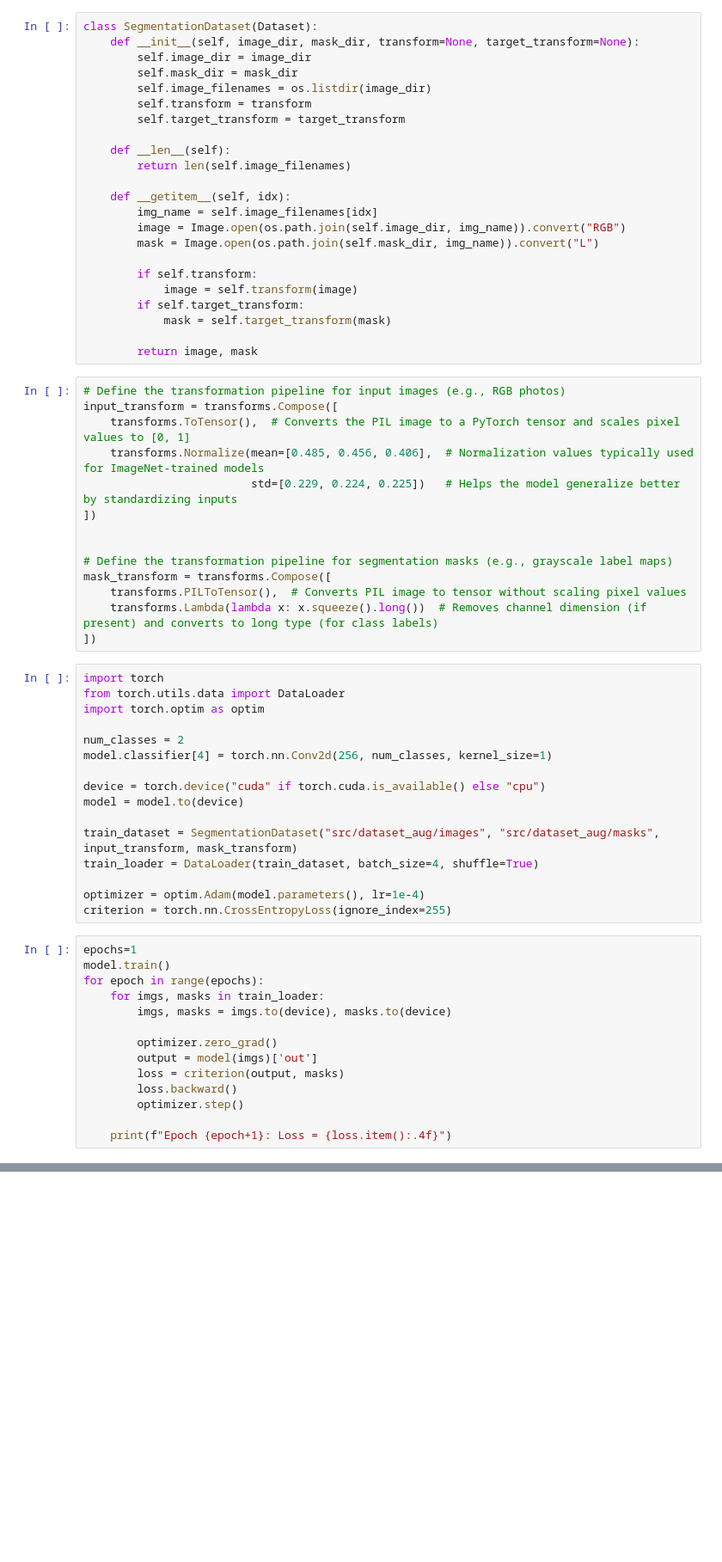
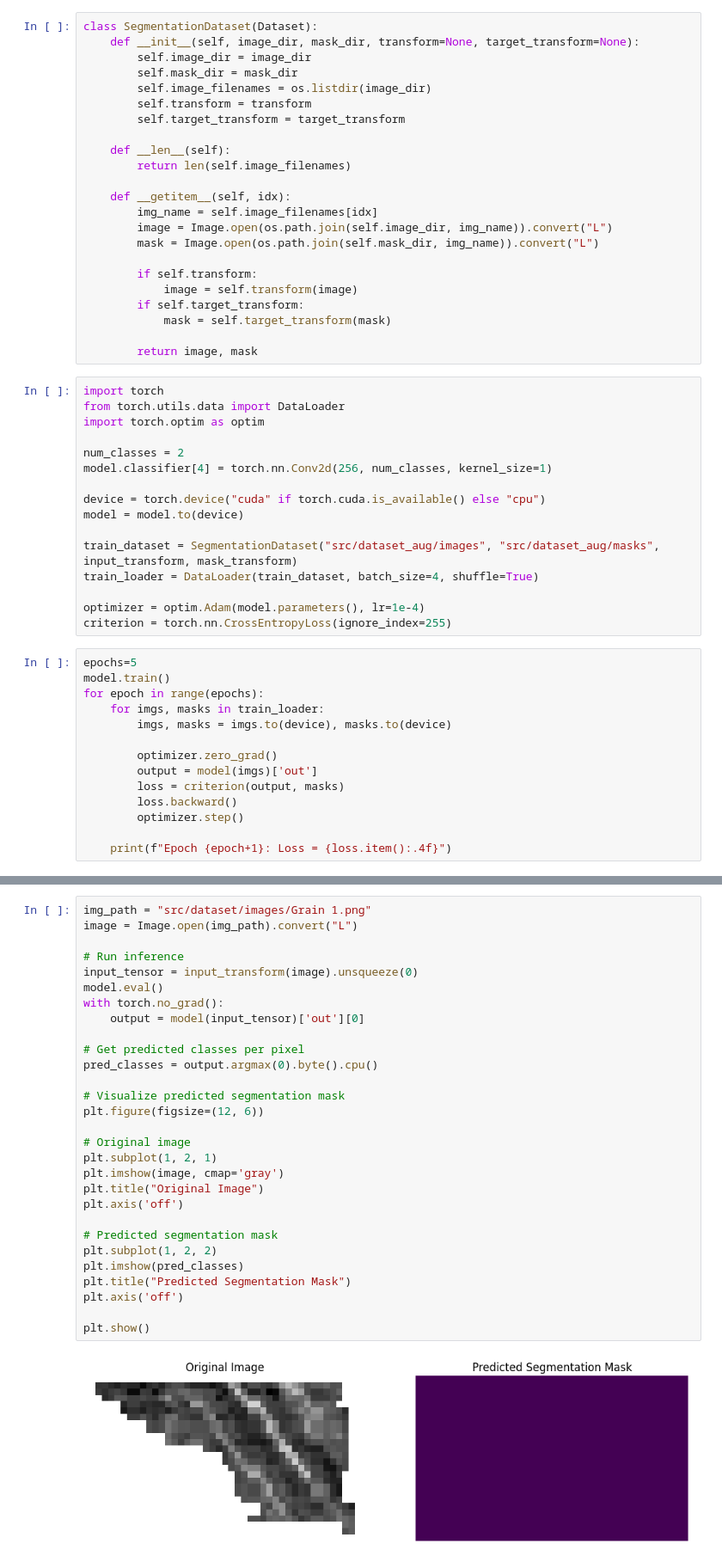
Before and after one commit to WilliamMAPearson/RadonAngleFinder, a Jupyter notebook: scriptingfile.ipynb, the cells around one changed output, grey strips where cells are left out. Shown: that part at 86% size. Drawn from its saved outputs; the diff is of its cells as text; blank space fills up the shorter version.

```diff
--- a/scriptingfile.ipynb
+++ b/scriptingfile.ipynb
@@ -221,7 +238,7 @@ class SegmentationDataset(Dataset):
 
     def __getitem__(self, idx):
         img_name = self.image_filenames[idx]
-        image = Image.open(os.path.join(self.image_dir, img_name)).convert("RGB")
+        image = Image.open(os.path.join(self.image_dir, img_name)).convert("L")
         mask = Image.open(os.path.join(self.mask_dir, img_name)).convert("L")
 
         if self.transform:
@@ -230,20 +247,6 @@ class SegmentationDataset(Dataset):
             mask = self.target_transform(mask)
 
         return image, mask
-# %%
-# Define the transformation pipeline for input images (e.g., RGB photos)
-input_transform = transforms.Compose([
-    transforms.ToTensor(),  # Converts the PIL image to a PyTorch tensor and scales pixel values to [0, 1]
-    transforms.Normalize(mean=[0.485, 0.456, 0.406],  # Normalization values typically used for ImageNet-trained models
-                         std=[0.229, 0.224, 0.225])   # Helps the model generalize better by standardizing inputs
-])
-
-
-# Define the transformation pipeline for segmentation masks (e.g., grayscale label maps)
-mask_transform = transforms.Compose([
-    transforms.PILToTensor(),  # Converts PIL image to tensor without scaling pixel values
-    transforms.Lambda(lambda x: x.squeeze().long())  # Removes channel dimension (if present) and converts to long type (for class labels)
-])
 # %%
 import torch
 from torch.utils.data import DataLoader
@@ -261,7 +264,7 @@ train_loader = DataLoader(train_dataset, batch_size=4, shuffle=True)
 optimizer = optim.Adam(model.parameters(), lr=1e-4)
 criterion = torch.nn.CrossEntropyLoss(ignore_index=255)
 # %%
-epochs=1
+epochs=5
 model.train()
 for epoch in range(epochs):
     for imgs, masks in train_loader:
@@ -278,0 +286,31 @@ Epoch 1: Loss = 0.5779
+# %%
+img_path = "src/dataset/images/Grain 1.png"
+image = Image.open(img_path).convert("L")
+
+# Run inference
+input_tensor = input_transform(image).unsqueeze(0)
+model.eval()
+with torch.no_grad():
+    output = model(input_tensor)['out'][0]
+
+# Get predicted classes per pixel
+pred_classes = output.argmax(0).byte().cpu()
+
+# Visualize predicted segmentation mask
+plt.figure(figsize=(12, 6))
+
+# Original image
+plt.subplot(1, 2, 1)
+plt.imshow(image, cmap='gray')
+plt.title("Original Image")
+plt.axis('off')
+
+# Predicted segmentation mask
+plt.subplot(1, 2, 2)
+plt.imshow(pred_classes)
+plt.title("Predicted Segmentation Mask")
+plt.axis('off')
+
+plt.show()
+# %% [output]
+[figure, added]
```
Also changed, not shown: parts of 12 cells of this notebook, 5 other files.
